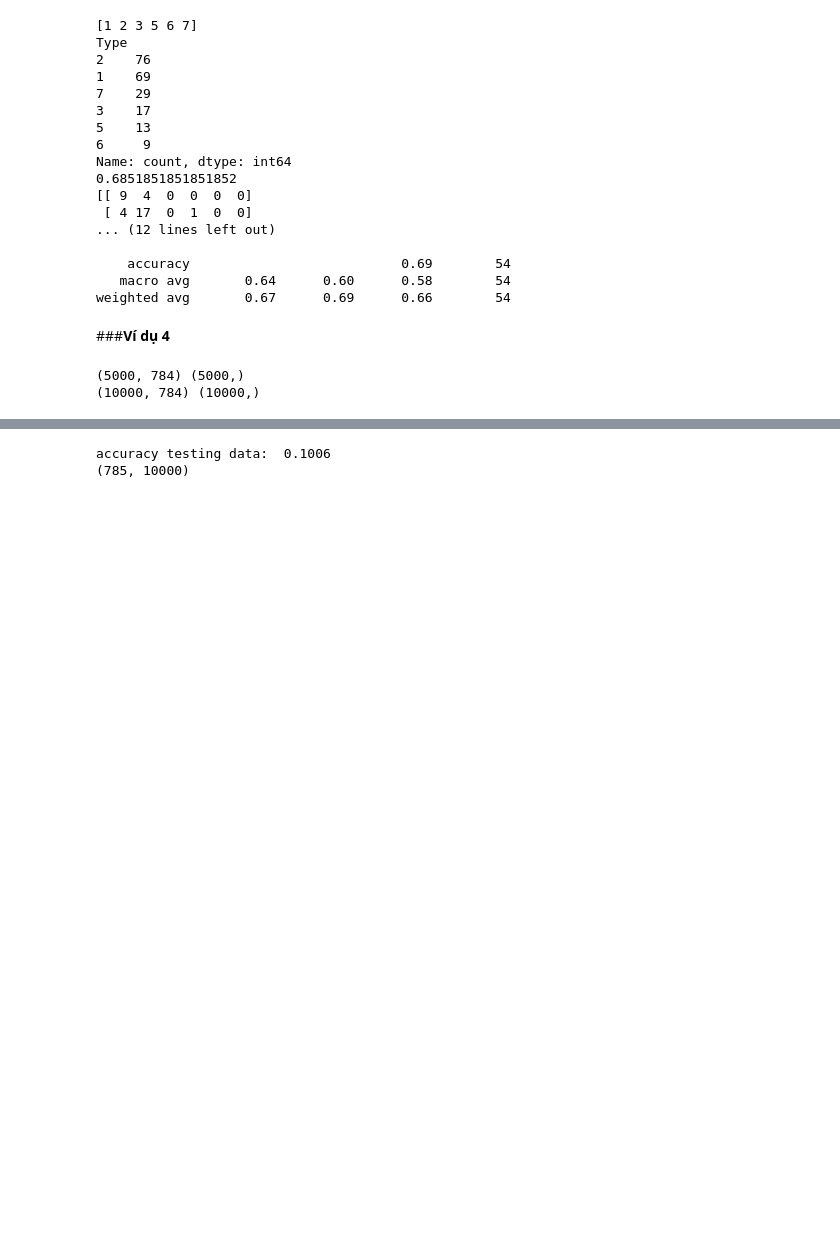
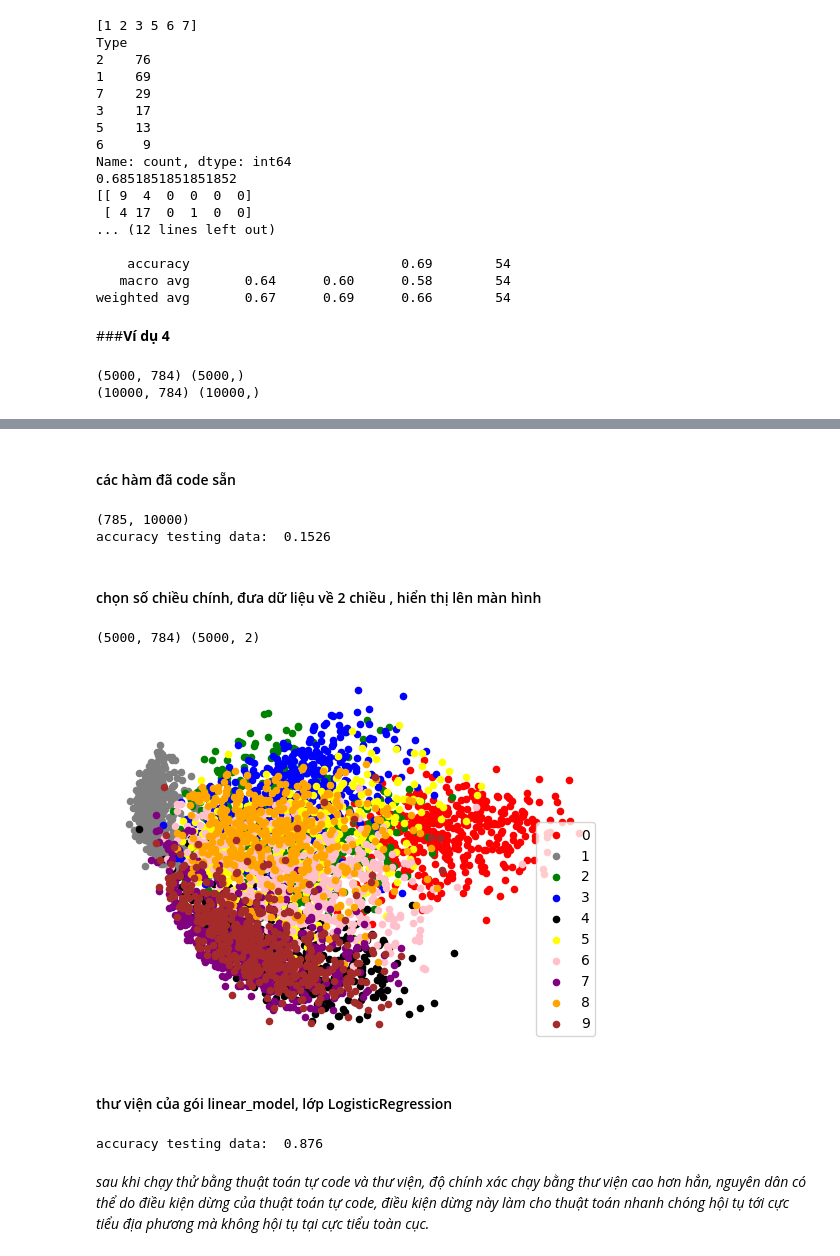
Before and after one commit to nam13092003/machine_learing_2024, a Jupyter notebook: week4/K_NN_&_MULTINOMIAL_LOGISTIC_REGRESSION.ipynb, the cells around one changed output, grey strips where cells are left out. Saved outputs shown, nothing was run; the diff lists cells and outputs as text; code cells hidden in the pictures; blank space fills up the shorter version.

```diff
--- a/week4/K_NN_&_MULTINOMIAL_LOGISTIC_REGRESSION.ipynb
+++ b/week4/K_NN_&_MULTINOMIAL_LOGISTIC_REGRESSION.ipynb
@@ -483,7 +483,7 @@ def get_mnist_data(images_path, labels_path,num_images,shuffle = False,_is= True
     # skip 16 first bytes because these not data
     f_images.read(16)
 
-    real_num = num_images if not shuffle else (60000 if _is else 10000)
+    real_num = num_images if not shuffle else (5000 if _is else 10000)
     # read all data to a buffer
     buf_images = f_images.read(image_size * image_size * real_num)
 
@@ -502,7 +502,7 @@ def get_mnist_data(images_path, labels_path,num_images,shuffle = False,_is= True
     if shuffle is True:
         rand_id = np.random.randint(real_num,size= num_images)
         images = images[rand_id,:]
-        label = labels[rand_id,]
+        labels = labels[rand_id,]
     images = images.reshape(num_images,image_size*image_size)
     return images,labels
 
@@ -523,7 +523,7 @@ def convert_labels(y,C):
                         (y,np.arange(len(y)))),shape = (C,len(y))).toarray()
     return Y
 
-def _softmax_regression(X,Y,theta,lamda= 0.5,interations = 20,learning_rate =1e-5,batch_size = 200):
+def _softmax_regression(X,Y,theta,lamda= 0.5,interations = 20,learning_rate =1e-4,batch_size = 200):
     from sklearn.metrics import log_loss
     losses = []
     _theta = theta
@@ -634,17 +617,59 @@ epoch 1 - cost 0.008650476813388139
+# %% [markdown]
+#### các hàm đã code sẵn
+# %%
+X_test= np.concatenate((np.ones((1,test_images.shape[0])),test_images.T),axis = 0)
+print(X_test.shape)
+print('accuracy testing data: ',accuracy_score(test_labels,predict(opt_theta,X_test)))
+# %% [output]
+(785, 10000)
+accuracy testing data:  0.1526
+# %% [markdown]
+#### chọn số chiều chính, đưa dữ liệu về 2 chiều , hiển thị lên màn hình
+# %%
+from sklearn.decomposition import PCA as sklearnPCA
+import pandas as pd
+import matplotlib.pyplot as plt
+pca = sklearnPCA(n_components=2)
+transformed = pd.DataFrame(pca.fit_transform(train_images))
+
+print(train_images.shape,transformed.shape)
+plt.axis("off")
+plt.scatter(transformed[train_labels ==0][0], transformed[train_labels==0][1], s=20, label='0',
+c='red')
+plt.scatter(transformed[train_labels==1][0], transformed[train_labels==1][1], s=20, label='1',
+c='gray')
+plt.scatter(transformed[train_labels ==2][0], transformed[train_labels==2][1], s=20, label='2',
+c='green')
+plt.scatter(transformed[train_labels==3][0], transformed[train_labels==3][1], s=20, label='3',
+c='blue')
+plt.scatter(transformed[train_labels==4][0], transformed[train_labels==4][1], s=20, label='4',
+c='black')
+plt.scatter(transformed[train_labels==5][0], transformed[train_labels==5][1], s=20, label='5',
+c='yellow')
+plt.scatter(transformed[train_labels==6][0], transformed[train_labels==6][1], s=20, label='6',
+c='pink')
+plt.scatter(transformed[train_labels==7][0], transformed[train_labels==7][1], s=20, label='7',
+c='purple')
+plt.scatter(transformed[train_labels==8][0], transformed[train_labels==8][1], s=20, label='8',
+c='orange')
+plt.scatter(transformed[train_labels==9][0], transformed[train_labels==9][1], s=20, label='9',
+c='brown')
+plt.legend()
+plt.show()
+# %% [output]
+(5000, 784) (5000, 2)
+[figure, added]
+# %% [markdown]
+#### thư viện của gói linear_model, lớp LogisticRegression
 # %%
 from sklearn.metrics import accuracy_score
 from sklearn.linear_model import LogisticRegression
 
-X_train= np.concatenate((np.ones((1,train_images.shape[0])),train_images.T),axis = 0)
-# print('accuracy training data: ',accuracy_score(train_labels,predict(opt_theta,X_train)))
 logr = LogisticRegression(fit_intercept = False,solver='sag',multi_class='multinomial',max_iter = 10000)
 logr.fit(X_train.T,train_labels)
-X_test= np.concatenate((np.ones((1,test_images.shape[0])),test_images.T),axis = 0)
 y_pred = logr.predict(X_test.T)
 print('accuracy testing data: ',accuracy_score(test_labels,y_pred))
-
-print(X_test.shape)
-# print('accuracy testing data: ',accuracy_score(test_labels,predict(opt_theta,X_test)))
 # %% [output]
-accuracy testing data:  0.1006
-(785, 10000)
+accuracy testing data:  0.876
+# %% [markdown]
+*sau khi chạy thử bằng thuật toán tự code và thư viện, độ chính xác chạy bằng thư viện cao hơn hẳn, nguyên dân có thể do điều kiện dừng của thuật toán tự code, điều kiện dừng này làm cho thuật toán nhanh chóng hội tụ tới cực tiểu địa phương mà không hội tụ tại cực tiểu toàn cục.*
```
Also changed, not shown: parts of 8 cells of this notebook.
